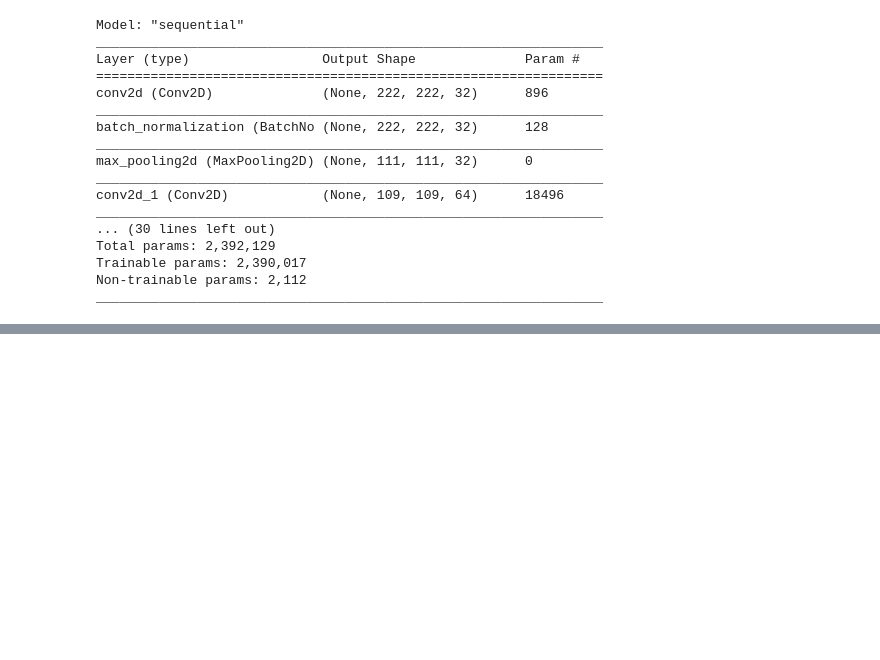
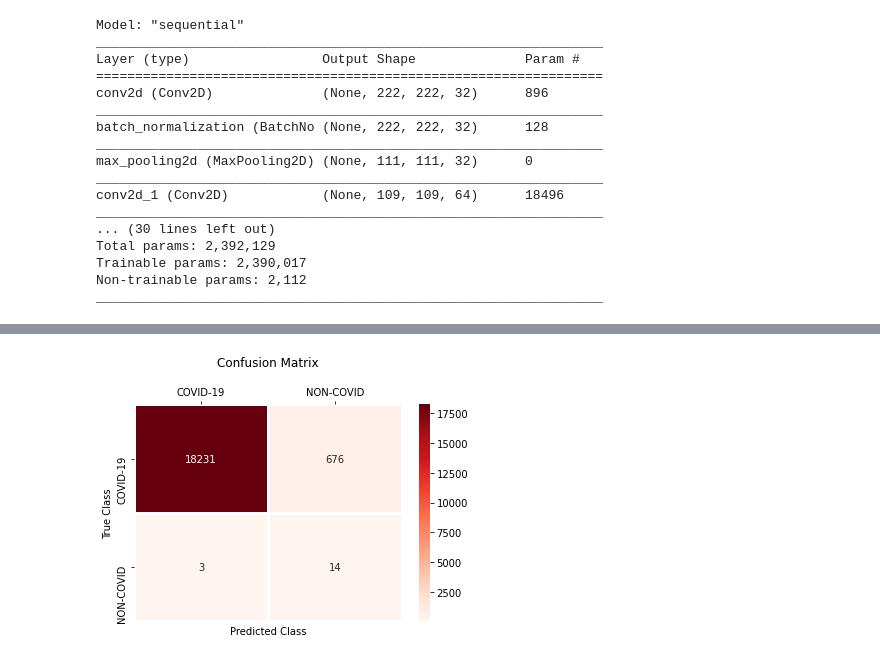
Before and after one commit to kalzeo/KyleNet, a Jupyter notebook: Experiment 1.ipynb, the cells around one changed output, grey strips where cells are left out. Drawn from its saved outputs; the diff is of its cells as text; code cells hidden in the pictures; blank space fills up the shorter version.

```diff
--- a/Experiment 1.ipynb
+++ b/Experiment 1.ipynb
@@ -151,0 +75,2 @@ plt.show()
+# %%
+predictions = baseline.Predict()
@@ -151,0 +90,4 @@ plt.show()
+# %%
+baseline.ConfusionMatrix(predictions)
+# %% [output]
+[figure, added]
```
Also changed, not shown: parts of 14 cells of this notebook, 1 other file.
